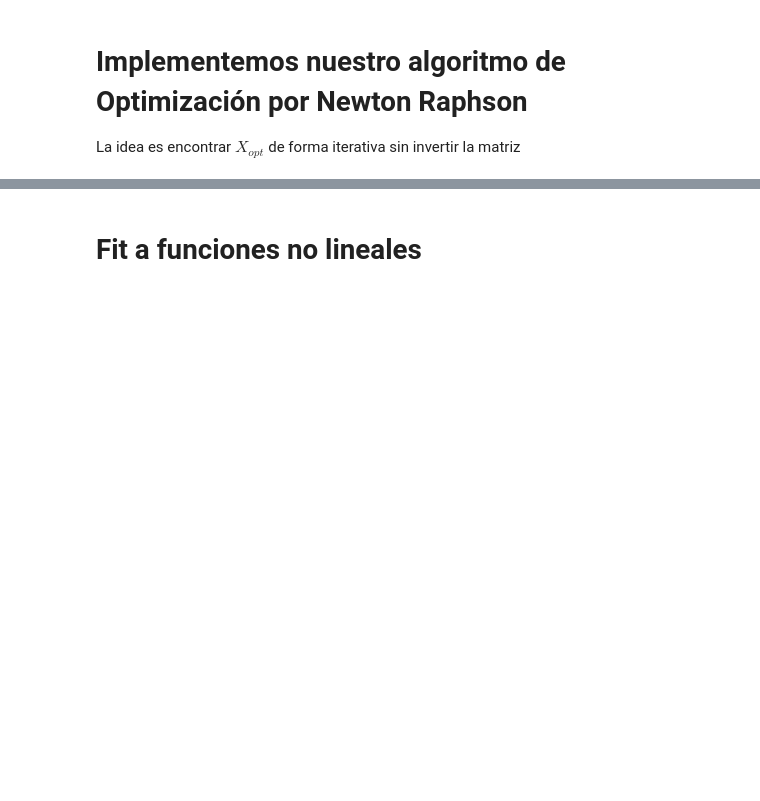
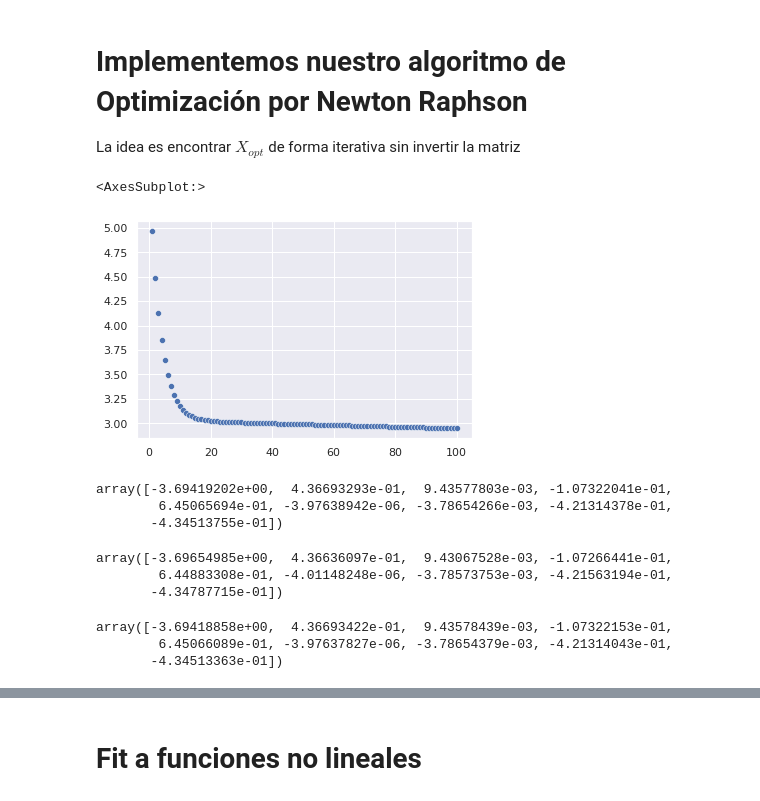
Before and after one commit to jpmallarino/FISI2028-202120, a Jupyter notebook: ejercicios/semana7-8/sistemas-lineales.ipynb, the cells around one changed output, grey strips where cells are left out. Cells and saved outputs as stored; diff of their text form; code cells hidden in the pictures; blank space fills up the shorter version.

```diff
--- a/ejercicios/semana7-8/sistemas-lineales.ipynb
+++ b/ejercicios/semana7-8/sistemas-lineales.ipynb
@@ -70,8 +73,8 @@ $$X = x_1+x_2+x_3+\dots$$
 Mi intención,
 $$CRIM\times x_1+ZN\times x_2+INDUS\times x_3+\dots = b$$
 # %%
-Anumpy = np.matrix(A.to_numpy(dtype=np.float32)) # ""
-bnumpy = np.matrix(b.to_numpy(dtype=np.float32))
+Anumpy = np.matrix(A.to_numpy(dtype=np.float64)) # ""
+bnumpy = np.matrix(b.to_numpy(dtype=np.float64))
 # %%
 # %%timeit
 X_opt = np.linalg.inv(Anumpy.T*Anumpy)*Anumpy.T*bnumpy
@@ -127,23 +130,42 @@ def dLdx(x,A,b):
 # %%
 # encontrar una forma iterativa de actualizar X para ir minimizando la funcion de costo L
 x = np.zeros(Anumpy.shape[1])
-epsilon = 2e-6
+epsilon = 2e-8
 cost = []
 N = 100
 for it in range(N):
     x = x - epsilon*dLdx(x,Anumpy,bnumpy)
     cost.append(L(x,Anumpy,bnumpy))
 sns.scatterplot(np.arange(N)+1,cost)
 # plt.xscale('log')
 # plt.yscale('log')
+# %% [output]
+<AxesSubplot:>
+[figure, added]
 # %%
 L(np.array(X_opt).flatten(),Anumpy,bnumpy)
 # %%
 np.array(X_opt).flatten()
+# %% [output]
+array([-3.69419202e+00,  4.36693293e-01,  9.43577803e-03, -1.07322041e-01,
+        6.45065694e-01, -3.97638942e-06, -3.78654266e-03, -4.21314378e-01,
+       -4.34513755e-01])
+# %%
+# %%timeit
+res1 = sp.optimize.minimize(fun=L,x0=np.zeros(Anumpy.shape[1]), args = (Anumpy,bnumpy), tol=1e-10)
+res1['x']
+# %% [output]
+array([-3.69654985e+00,  4.36636097e-01,  9.43067528e-03, -1.07266441e-01,
+        6.44883308e-01, -4.01148248e-06, -3.78573753e-03, -4.21563194e-01,
+       -4.34787715e-01])
 # %%
 e=1e-10
 # %%
 # %%timeit
-res1 = sp.optimize.minimize(fun=L,jac=dLdx, x0=np.zeros(Anumpy.shape[1]), args = (Anumpy,bnumpy), method='Newton-CG', tol=e)
-res1
+res2 = sp.optimize.minimize(fun=L,jac=dLdx, x0=np.zeros(Anumpy.shape[1]), args = (Anumpy,bnumpy), method='Newton-CG', tol=e)
+res2['x']
+# %% [output]
+array([-3.69418858e+00,  4.36693422e-01,  9.43578439e-03, -1.07322153e-01,
+        6.45066089e-01, -3.97637827e-06, -3.78654379e-03, -4.21314043e-01,
+       -4.34513363e-01])
 # %%
```
Also changed, not shown: parts of 18 cells of this notebook.
